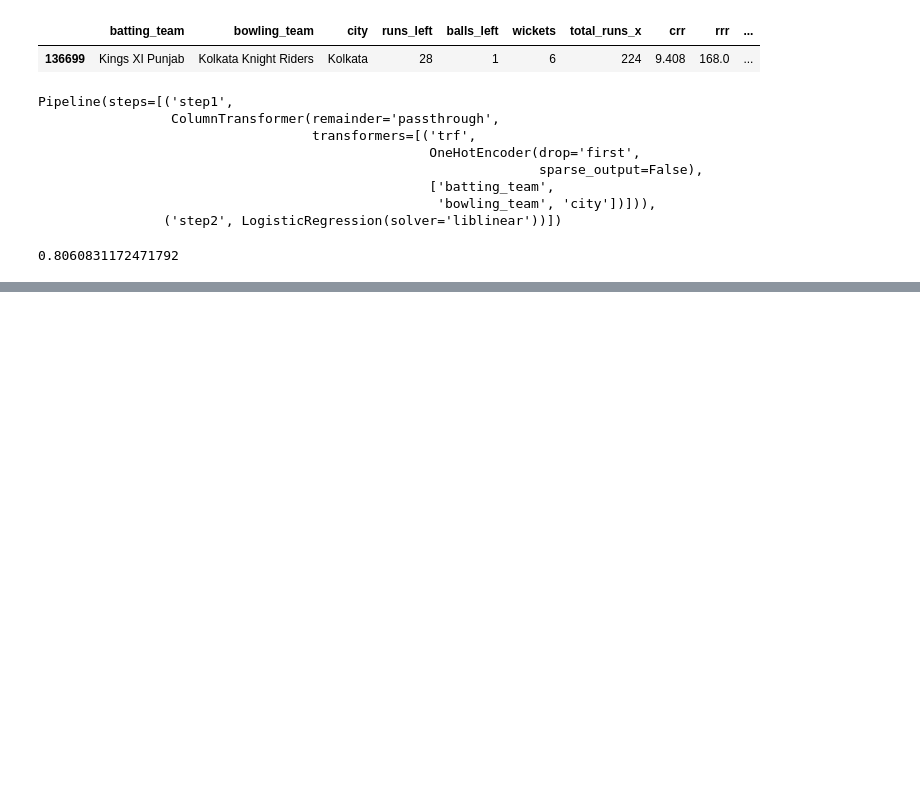
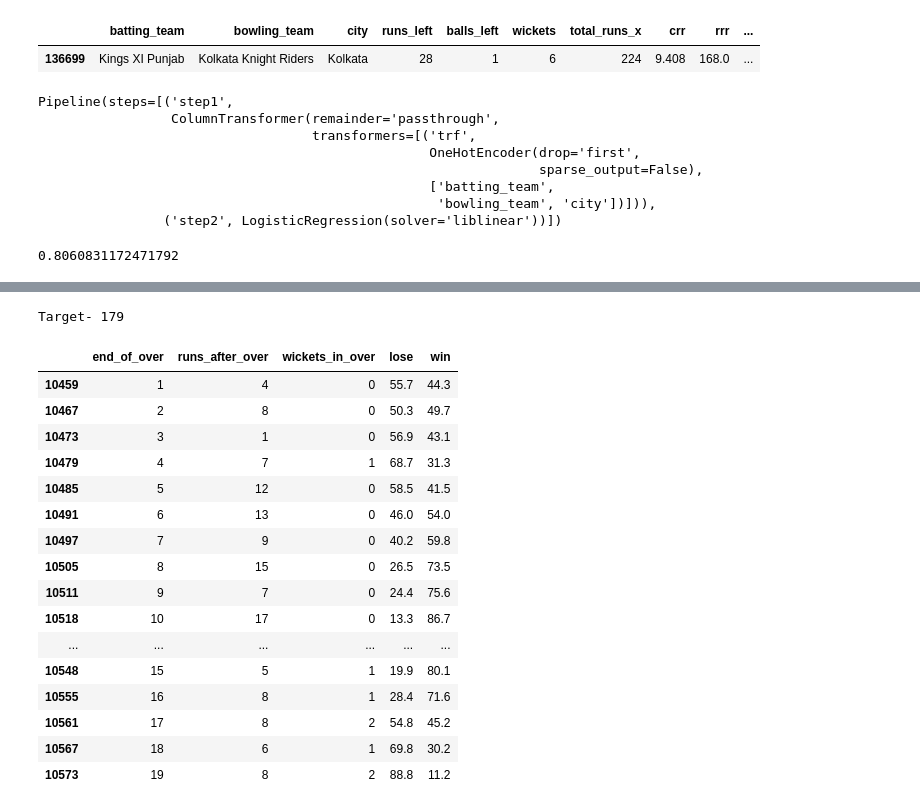
Before and after one commit to vivitsaupreti-creator/IPLytics, a Jupyter notebook: ipl.ipynb, the cells around one changed output, grey strips where cells are left out. Cells and saved outputs as stored; diff of their text form; code cells hidden in the pictures; blank space fills up the shorter version.

```diff
--- a/ipl.ipynb
+++ b/ipl.ipynb
@@ -258,0 +335,22 @@ print(accuracy_score(Y_test,Y_pred))
+# %%
+temp_df,target= match_progression(delivery_df, 74, pipe)
+temp_df
+# %% [output]
+Target- 179
+|  | end_of_over | runs_after_over | wickets_in_over | lose | win |
+| 10459 | 1 | 4 | 0 | 55.7 | 44.3 |
+| 10467 | 2 | 8 | 0 | 50.3 | 49.7 |
+| 10473 | 3 | 1 | 0 | 56.9 | 43.1 |
+| 10479 | 4 | 7 | 1 | 68.7 | 31.3 |
+| 10485 | 5 | 12 | 0 | 58.5 | 41.5 |
+| 10491 | 6 | 13 | 0 | 46.0 | 54.0 |
+| 10497 | 7 | 9 | 0 | 40.2 | 59.8 |
+| 10505 | 8 | 15 | 0 | 26.5 | 73.5 |
+| 10511 | 9 | 7 | 0 | 24.4 | 75.6 |
+| 10518 | 10 | 17 | 0 | 13.3 | 86.7 |
+| ... | ... | ... | ... | ... | ... |
+| 10548 | 15 | 5 | 1 | 19.9 | 80.1 |
+| 10555 | 16 | 8 | 1 | 28.4 | 71.6 |
+| 10561 | 17 | 8 | 2 | 54.8 | 45.2 |
+| 10567 | 18 | 6 | 1 | 69.8 | 30.2 |
+| 10573 | 19 | 8 | 2 | 88.8 | 11.2 |
```
Also changed, not shown: parts of 6 cells of this notebook, 2 other files.
